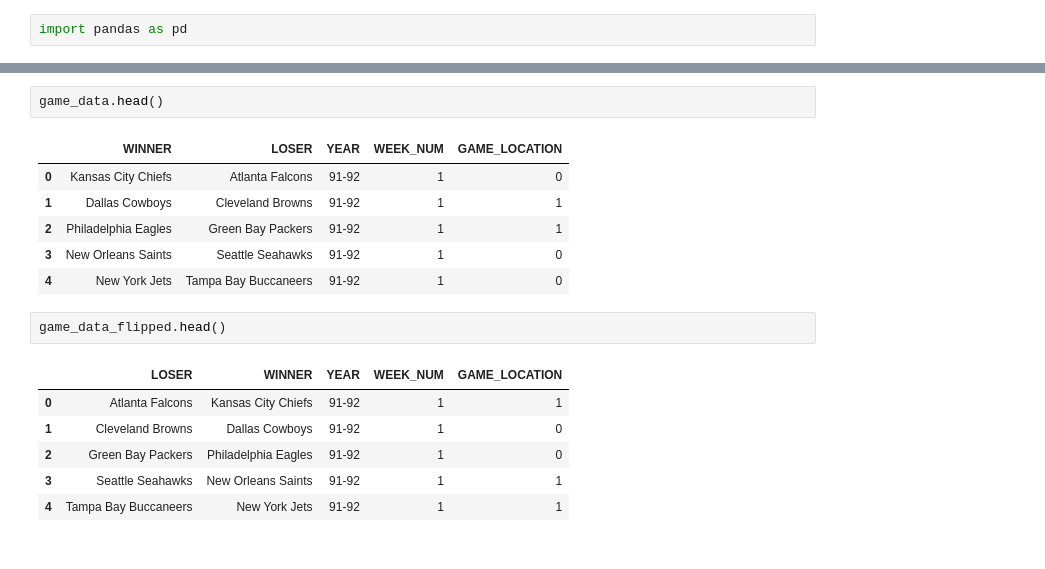
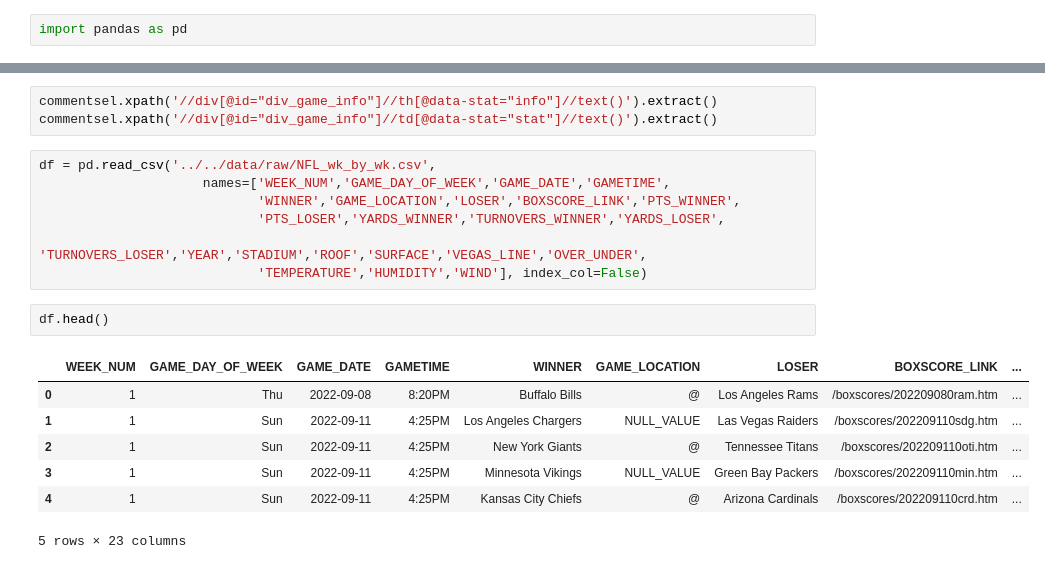
Before and after one commit to W-Thurston/NFL_Predict, a Jupyter notebook: notebooks/exploratory/junk_tester_file.ipynb, the cells around one changed output, grey strips where cells are left out. Drawn from its saved outputs; the diff is of its cells as text.

```diff
--- a/notebooks/exploratory/junk_tester_file.ipynb
+++ b/notebooks/exploratory/junk_tester_file.ipynb
@@ -87,18 +95,20 @@ game_data.loc[game_data['TEAM_A']=='Atlanta Falcons',:].sort_values(['YEAR','WEE
+# %%
+commentsel.xpath('//div[@id="div_game_info"]//th[@data-stat="info"]//text()').extract()
+commentsel.xpath('//div[@id="div_game_info"]//td[@data-stat="stat"]//text()').extract()
+# %%
+df = pd.read_csv('../../data/raw/NFL_wk_by_wk.csv',
+                     names=['WEEK_NUM','GAME_DAY_OF_WEEK','GAME_DATE','GAMETIME',
+                            'WINNER','GAME_LOCATION','LOSER','BOXSCORE_LINK','PTS_WINNER',
+                            'PTS_LOSER','YARDS_WINNER','TURNOVERS_WINNER','YARDS_LOSER',
+                            'TURNOVERS_LOSER','YEAR','STADIUM','ROOF','SURFACE','VEGAS_LINE','OVER_UNDER',
+                            'TEMPERATURE','HUMIDITY','WIND'], index_col=False)
 # %%
-game_data.head()
+df.head()
 # %% [output]
-|  | WINNER | LOSER | YEAR | WEEK_NUM | GAME_LOCATION |
-| 0 | Kansas City Chiefs | Atlanta Falcons | 91-92 | 1 | 0 |
-| 1 | Dallas Cowboys | Cleveland Browns | 91-92 | 1 | 1 |
-| 2 | Philadelphia Eagles | Green Bay Packers | 91-92 | 1 | 1 |
-| 3 | New Orleans Saints | Seattle Seahawks | 91-92 | 1 | 0 |
-| 4 | New York Jets | Tampa Bay Buccaneers | 91-92 | 1 | 0 |
+|  | WEEK_NUM | GAME_DAY_OF_WEEK | GAME_DATE | GAMETIME | WINNER | GAME_LOCATION | LOSER | BOXSCORE_LINK | ... |
+| 0 | 1 | Thu | 2022-09-08 | 8:20PM | Buffalo Bills | @ | Los Angeles Rams | /boxscores/202209080ram.htm | ... |
+| 1 | 1 | Sun | 2022-09-11 | 4:25PM | Los Angeles Chargers | NULL_VALUE | Las Vegas Raiders | /boxscores/202209110sdg.htm | ... |
+| 2 | 1 | Sun | 2022-09-11 | 4:25PM | New York Giants | @ | Tennessee Titans | /boxscores/202209110oti.htm | ... |
+| 3 | 1 | Sun | 2022-09-11 | 4:25PM | Minnesota Vikings | NULL_VALUE | Green Bay Packers | /boxscores/202209110min.htm | ... |
+| 4 | 1 | Sun | 2022-09-11 | 4:25PM | Kansas City Chiefs | @ | Arizona Cardinals | /boxscores/202209110crd.htm | ... |
+5 rows × 23 columns
-# %%
-game_data_flipped.head()
-# %% [output]
-|  | LOSER | WINNER | YEAR | WEEK_NUM | GAME_LOCATION |
-| 0 | Atlanta Falcons | Kansas City Chiefs | 91-92 | 1 | 1 |
-| 1 | Cleveland Browns | Dallas Cowboys | 91-92 | 1 | 0 |
-| 2 | Green Bay Packers | Philadelphia Eagles | 91-92 | 1 | 0 |
-| 3 | Seattle Seahawks | New Orleans Saints | 91-92 | 1 | 1 |
-| 4 | Tampa Bay Buccaneers | New York Jets | 91-92 | 1 | 1 |
```
Also changed, not shown: parts of 19 cells of this notebook, 5 other files.
